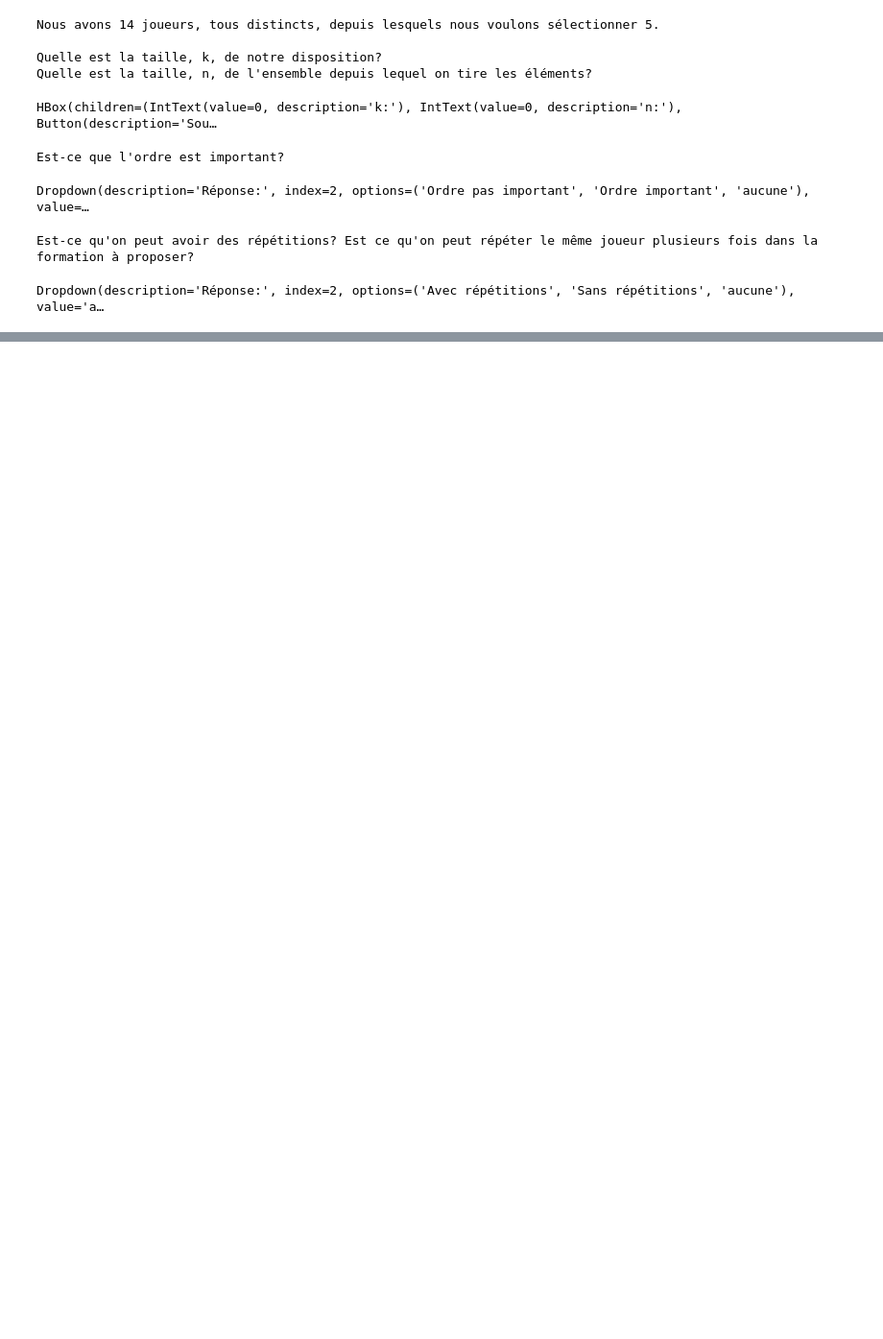
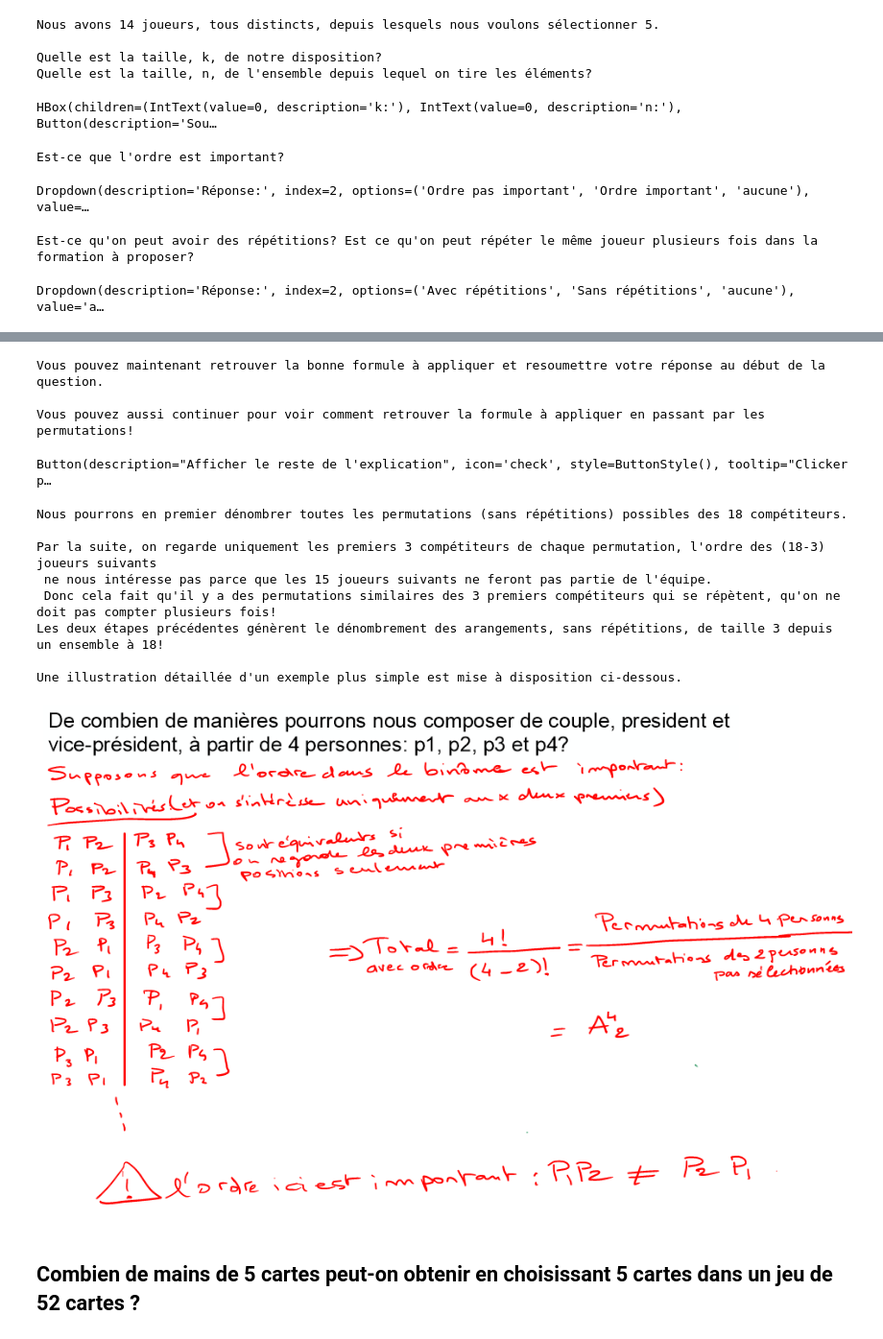
Before and after one commit to elianemaalouf/Statistics2_course_RenkuNotebooks, a Jupyter notebook: notebooks/Combinatoires/Comb_Part2.ipynb, the cells around one changed output, grey strips where cells are left out. Shown at 96% size. Saved outputs shown, nothing was run; the diff lists cells and outputs as text; code cells hidden in the pictures; blank space fills up the shorter version.

```diff
--- a/notebooks/Combinatoires/Comb_Part2.ipynb
+++ b/notebooks/Combinatoires/Comb_Part2.ipynb
@@ -961,0 +1045,44 @@ HBox(children=(IntText(value=0, description='k:'), IntText(value=0, description=
+# %%
+print("Vous pouvez maintenant retrouver la bonne formule à appliquer et resoumettre votre réponse au début de la question. \n")
+print("Vous pouvez aussi continuer pour voir comment retrouver la formule à appliquer en passant par les permutations! \n")
+
+show_more_button_5_ex6 = widgets.Button(
+    value=False,
+    description="Afficher le reste de l'explication",
+    disabled=False,
+    button_style='',
+    tooltip="Clicker pour afficher le reste de l'explication",
+    icon='check'
+)
+
+
+def show_more_button_5_ex6_onclick(change):
+    print("Nous pourrons en premier dénombrer toutes les permutations (sans répétitions) possibles des 18 compétiteurs. \n ")
+    print("Par la suite, on regarde uniquement les premiers 3 compétiteurs de chaque permutation, l'ordre des (18-3) joueurs suivants \n \
+ne nous intéresse pas parce que les 15 joueurs suivants ne feront pas partie de l'équipe. \n \
+Donc cela fait qu'il y a des permutations similaires des 3 premiers compétiteurs qui se répètent, qu'on ne doit pas compter plusieurs fois!" )
+    print("Les deux étapes précédentes génèrent le dénombrement des arangements, sans répétitions, de taille 3 depuis un ensemble à 18! \n")
+    print("Une illustration détaillée d'un exemple plus simple est mise à disposition ci-dessous.")
+
+    display(Image("./img/ex6_5.png"))
+
+
+
+display(show_more_button_5_ex6)
+show_more_button_5_ex6.on_click(show_more_button_5_ex6_onclick)
+# %% [output]
+Vous pouvez maintenant retrouver la bonne formule à appliquer et resoumettre votre réponse au début de la question.
+
+Vous pouvez aussi continuer pour voir comment retrouver la formule à appliquer en passant par les permutations!
+Button(description="Afficher le reste de l'explication", icon='check', style=ButtonStyle(), tooltip="Clicker p…
+Nous pourrons en premier dénombrer toutes les permutations (sans répétitions) possibles des 18 compétiteurs.
+
+Par la suite, on regarde uniquement les premiers 3 compétiteurs de chaque permutation, l'ordre des (18-3) joueurs suivants
+ ne nous intéresse pas parce que les 15 joueurs suivants ne feront pas partie de l'équipe.
+ Donc cela fait qu'il y a des permutations similaires des 3 premiers compétiteurs qui se répètent, qu'on ne doit pas compter plusieurs fois!
+Les deux étapes précédentes génèrent le dénombrement des arangements, sans répétitions, de taille 3 depuis un ensemble à 18!
+
+Une illustration détaillée d'un exemple plus simple est mise à disposition ci-dessous.
+[figure, added]
+# %% [markdown]
+## Combien de mains de 5 cartes peut-on obtenir en choisissant 5 cartes dans un jeu de 52 cartes ?
```
Also changed, not shown: parts of 19 cells of this notebook, 1 other file.
